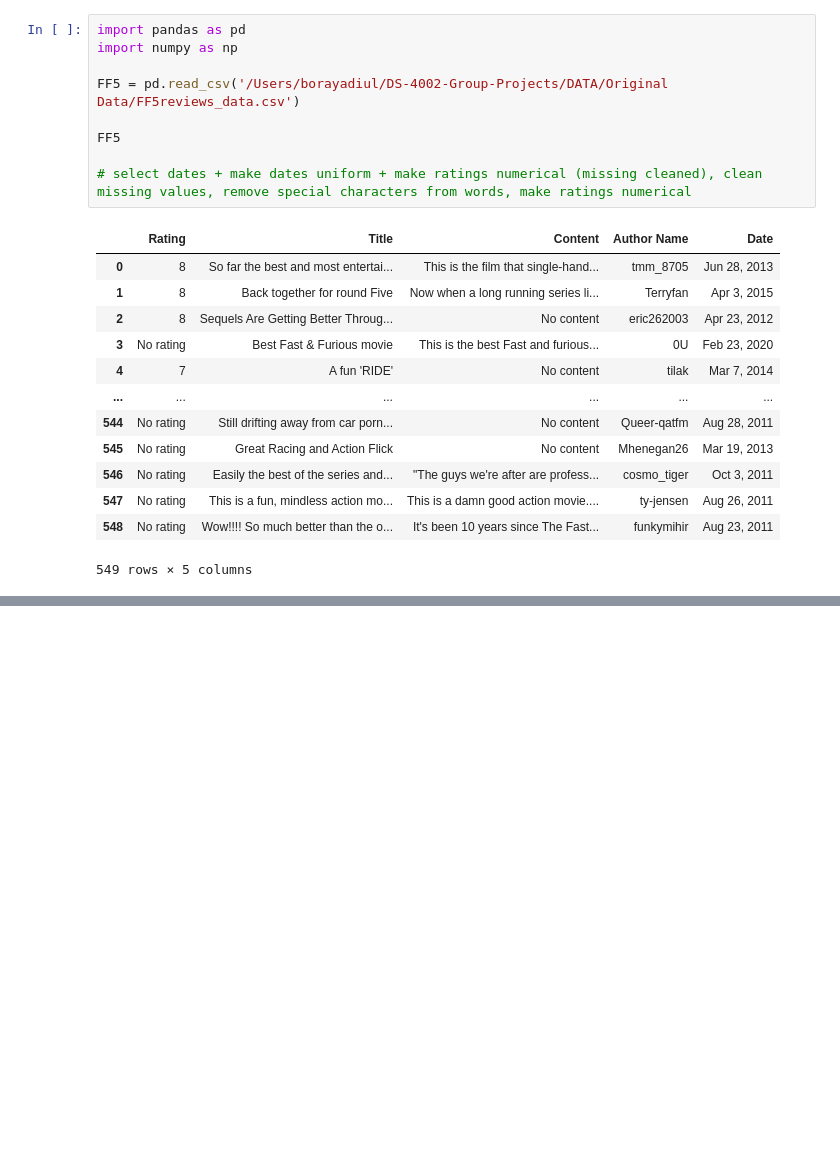
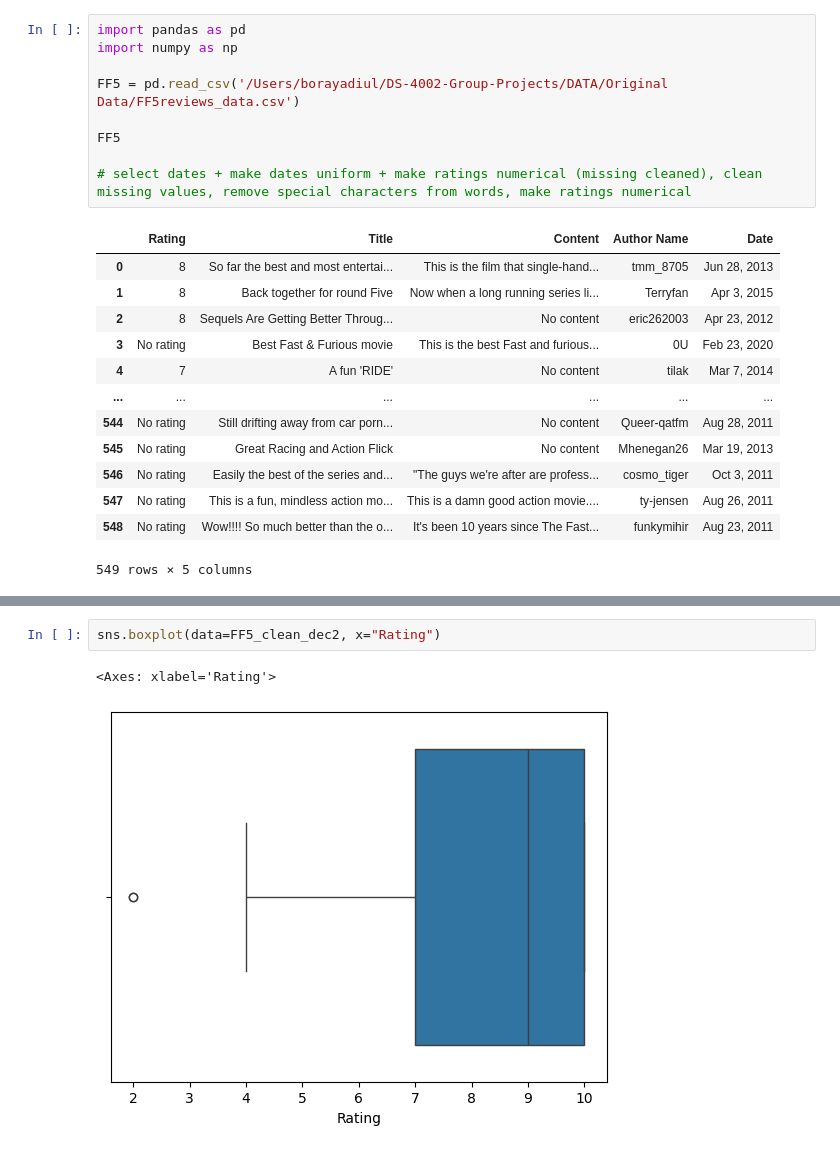
Before and after one commit to pwy7fv/DS-4002-Group-Projects, a Jupyter notebook: Scripts/FF5_clean.ipynb, the cells around one changed output, grey strips where cells are left out. Cells and saved outputs as stored; diff of their text form; blank space fills up the shorter version.

```diff
--- a/Scripts/FF5_clean.ipynb
+++ b/Scripts/FF5_clean.ipynb
@@ -234,0 +275,5 @@ FF5_clean_dec2
+# %%
+sns.boxplot(data=FF5_clean_dec2, x="Rating")
+# %% [output]
+<Axes: xlabel='Rating'>
+[figure, added]
```
Also changed, not shown: parts of 19 cells of this notebook.
